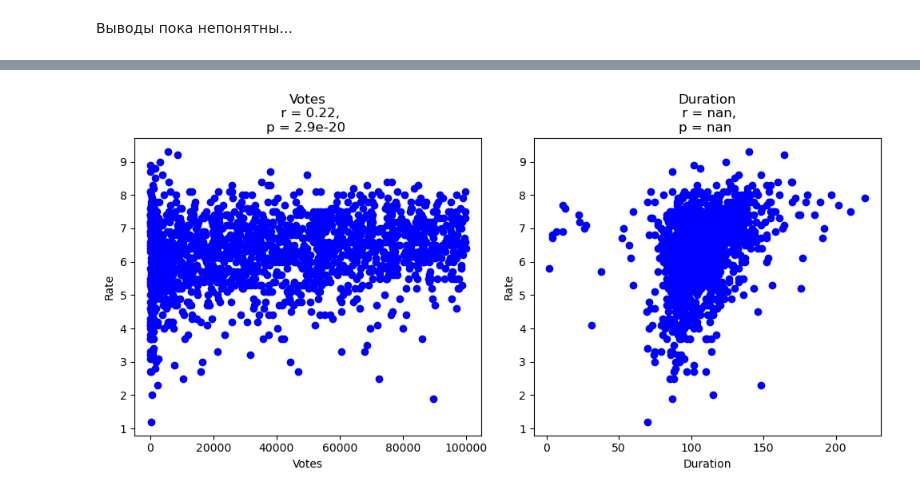
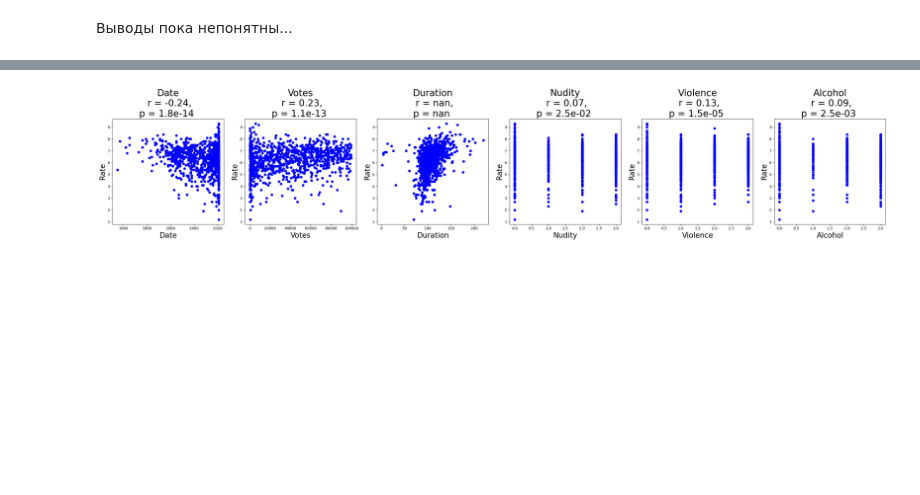
Before and after one commit to robikgrin/BDA-2024-IMBD-moment, a Jupyter notebook: part2_films.ipynb, the cells around one changed output, grey strips where cells are left out. Cells and saved outputs as stored; diff of their text form; code cells hidden in the pictures; blank space fills up the shorter version.

```diff
--- a/part2_films.ipynb
+++ b/part2_films.ipynb
@@ -319,2 +328,3 @@ TtestResult(statistic=2.943208481222916, pvalue=0.003279973495395114, df=2361.0)
 # %%
-Films_new=Films[Films['Votes'] < 100000]
+Films_new = Films.dropna(subset=['Nudity', 'Violence', 'Alcohol'])
+Films_new = Films_new[Films_new['Votes'] < 100000]
@@ -320,0 +349,7 @@ Films_new=Films[Films['Votes'] < 100000]
+# %%
+score_change = {'No Rate': 0, 'Severe': 1, 'Moderate': 2, 'Mild': 3}
+
+Films_new['Nudity'] = Films_new['Nudity'].map(score_change)
+Films_new['Violence'] = Films_new['Violence'].map(score_change)
+Films_new['Alcohol'] = Films_new['Alcohol'].map(score_change)
+Films_new
@@ -321,15 +370,15 @@ Films_new=Films[Films['Votes'] < 100000]
 # %%
-plt.figure(figsize=(25,5))
-features=['Votes', 'Duration']
+plt.figure(figsize=(30,6))
+features=['Date', 'Votes', 'Duration', 'Nudity', 'Violence', 'Alcohol']
 for i,feature in enumerate(features,start=1):
-    plt.subplot(1,5,i)
+    plt.subplot(1,6,i)
     x = Films_new[feature]
     y = Films_new['Rate']
     regres = stats.linregress(x,y)
     plt.plot(x,y,'bo')
-    plt.ylabel("Rate")
-    plt.xlabel(feature)
-    plt.title(f'{feature}\n r = {regres.rvalue:.2f},\np = {regres.pvalue:.1e} ')
+    plt.ylabel("Rate", fontsize=20)
+    plt.xlabel(feature, fontsize=20)
+    plt.title(f'{feature}\n r = {regres.rvalue:.2f},\np = {regres.pvalue:.1e} ', fontsize=25)
 plt.tight_layout()
 # %% [output]
-[figure, old version]
+[figure, new version]
```
Also changed, not shown: parts of 25 cells of this notebook.
